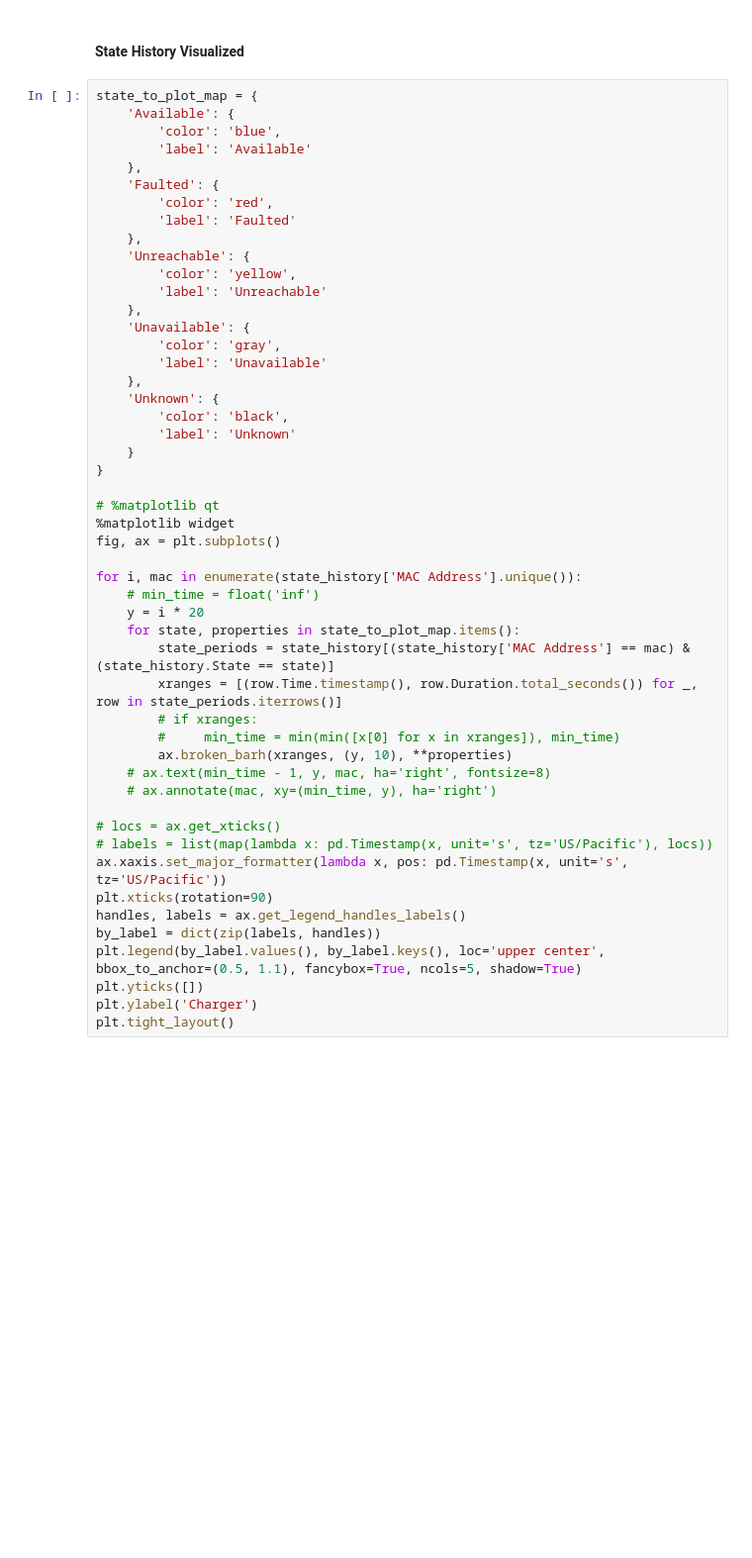
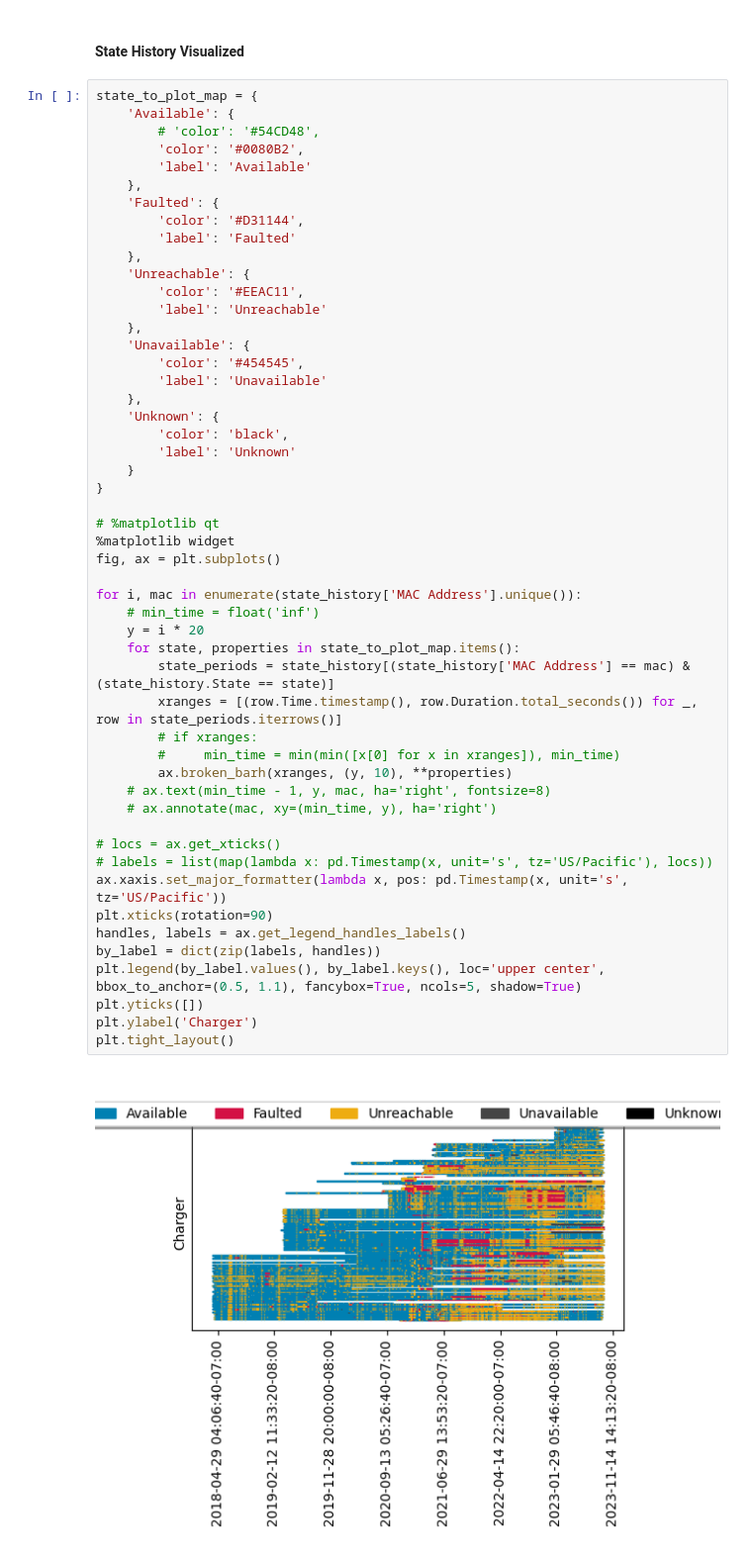
Before and after one commit to b-dagostino/charger-reliability, a Jupyter notebook: notebooks/bdag.ipynb, the cells around one changed output. Shown at 99% size. Saved outputs shown, nothing was run; the diff lists cells and outputs as text; blank space fills up the shorter version.

```diff
--- a/notebooks/bdag.ipynb
+++ b/notebooks/bdag.ipynb
@@ -341,19 +411,20 @@ display(pd.concat([state_percentages.mean(), state_percentages.std()], axis=1, k
 # %%
 state_to_plot_map = {
     'Available': {
-        'color': 'blue',
+        # 'color': '#54CD48',
+        'color': '#0080B2',
         'label': 'Available'
     },
     'Faulted': {
-        'color': 'red',
+        'color': '#D31144',
         'label': 'Faulted'
     },
     'Unreachable': {
-        'color': 'yellow',
+        'color': '#EEAC11',
         'label': 'Unreachable'
     },
     'Unavailable': {
-        'color': 'gray',
+        'color': '#454545',
         'label': 'Unavailable'
     },
     'Unknown': {
@@ -361,30 +432,32 @@ state_to_plot_map = {
         'label': 'Unknown'
     }
 }
 
 # %matplotlib qt
 %matplotlib widget
 fig, ax = plt.subplots()
 
 for i, mac in enumerate(state_history['MAC Address'].unique()):
     # min_time = float('inf')
     y = i * 20
     for state, properties in state_to_plot_map.items():
         state_periods = state_history[(state_history['MAC Address'] == mac) & (state_history.State == state)]
         xranges = [(row.Time.timestamp(), row.Duration.total_seconds()) for _, row in state_periods.iterrows()]
         # if xranges:
         #     min_time = min(min([x[0] for x in xranges]), min_time)
         ax.broken_barh(xranges, (y, 10), **properties)
     # ax.text(min_time - 1, y, mac, ha='right', fontsize=8)
     # ax.annotate(mac, xy=(min_time, y), ha='right')
 
 # locs = ax.get_xticks()
 # labels = list(map(lambda x: pd.Timestamp(x, unit='s', tz='US/Pacific'), locs))
 ax.xaxis.set_major_formatter(lambda x, pos: pd.Timestamp(x, unit='s', tz='US/Pacific'))
 plt.xticks(rotation=90)
 handles, labels = ax.get_legend_handles_labels()
 by_label = dict(zip(labels, handles))
 plt.legend(by_label.values(), by_label.keys(), loc='upper center', bbox_to_anchor=(0.5, 1.1), fancybox=True, ncols=5, shadow=True)
 plt.yticks([])
 plt.ylabel('Charger')
 plt.tight_layout()
+# %% [output]
+[figure, added]
```
Also changed, not shown: parts of 19 cells of this notebook, 1 other file.
